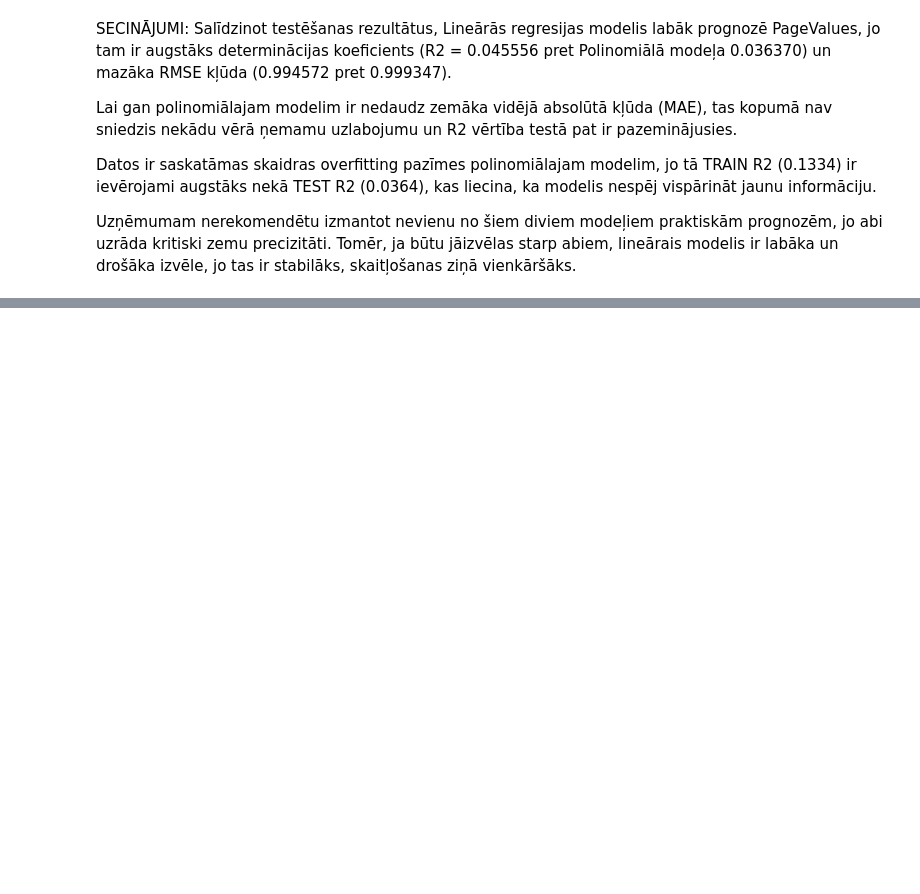
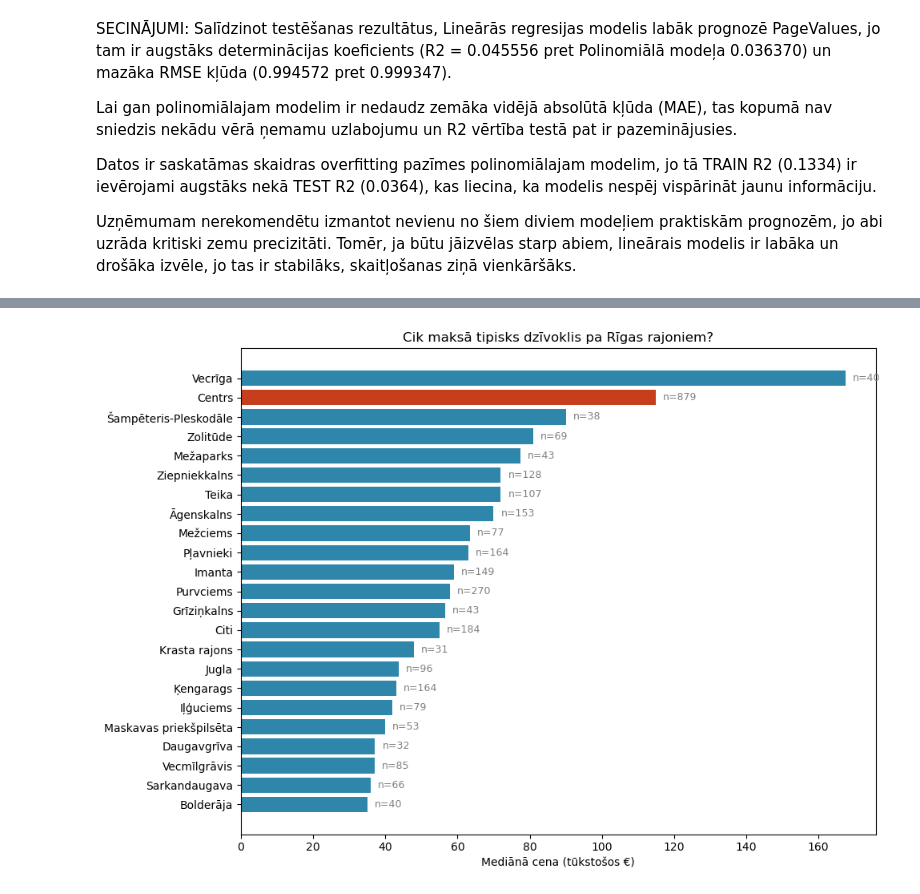
Before and after one commit to ligapunane77/fita-ml-course, a Jupyter notebook: week2/week2_homework.ipynb, the cells around one changed output, grey strips where cells are left out. Cells and saved outputs as stored; diff of their text form; code cells hidden in the pictures; blank space fills up the shorter version.

```diff
--- a/week2/week2_homework.ipynb
+++ b/week2/week2_homework.ipynb
@@ -300,0 +399,19 @@ Uzņēmumam nerekomendētu izmantot nevienu no šiem diviem modeļiem praktiskā
+# %%
+# 1.2. Mediānā cena pa rajoniem
+district_prices = df.groupby('district')['price'].agg(['count', 'median']).sort_values('median', ascending=True)
+
+fig, ax = plt.subplots(figsize=(10, 7))
+colors = ['#C73E1D' if d == 'Centrs' else '#2E86AB' for d in district_prices.index]
+ax.barh(district_prices.index, district_prices['median'] / 1000, color=colors)
+ax.set_xlabel('Mediānā cena (tūkstošos €)')
+ax.set_title('Cik maksā tipisks dzīvoklis pa Rīgas rajoniem?')
+
+# Pievienojam dzīvokļu skaitu kā tekstu pie joslām
+for i, (idx, row) in enumerate(district_prices.iterrows()):
+    ax.text(row['median'] / 1000 + 2, i, f"n={int(row['count'])}",
+            va='center', fontsize=9, color='gray')
+
+plt.tight_layout()
+plt.show()
+# %% [output]
+[figure, added]
```
Also changed, not shown: parts of 25 cells of this notebook.
